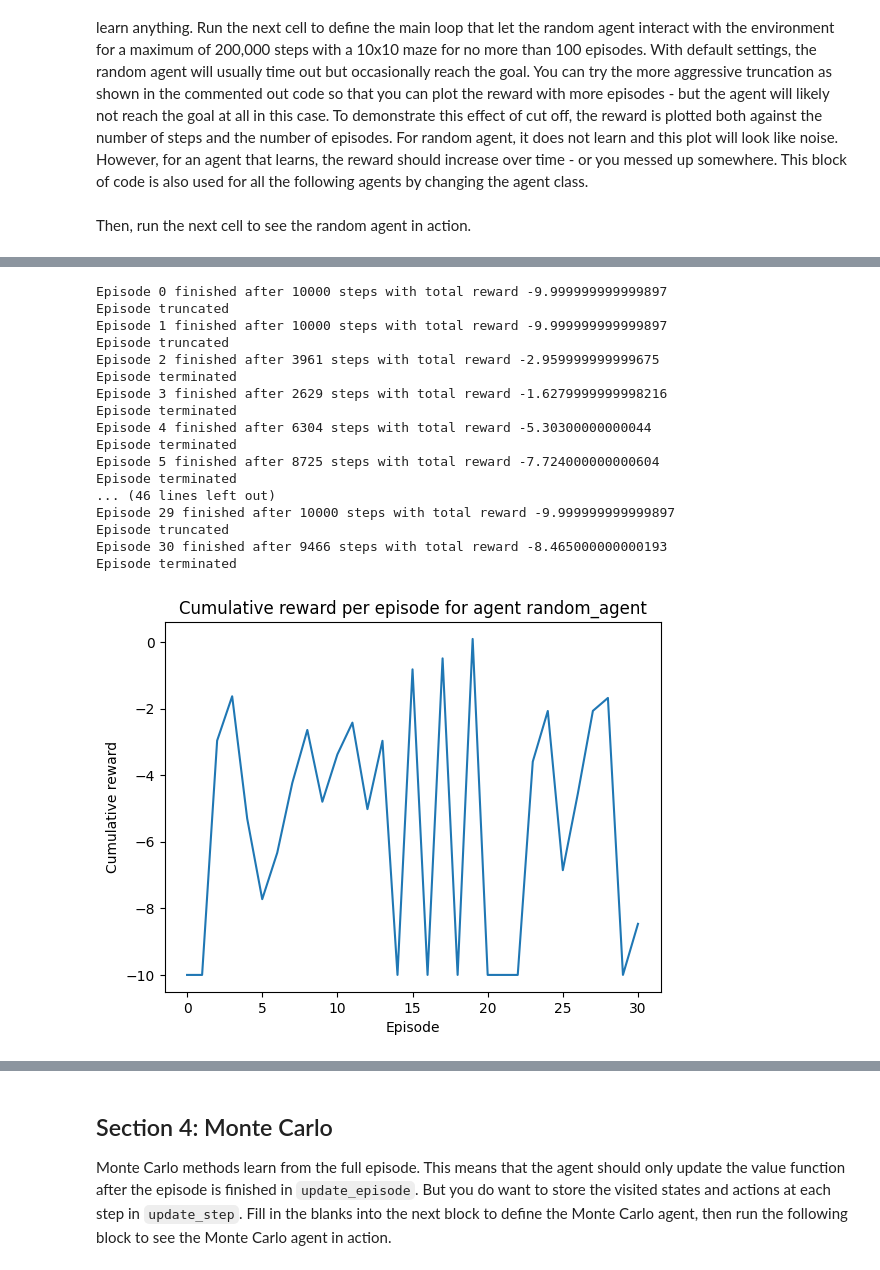
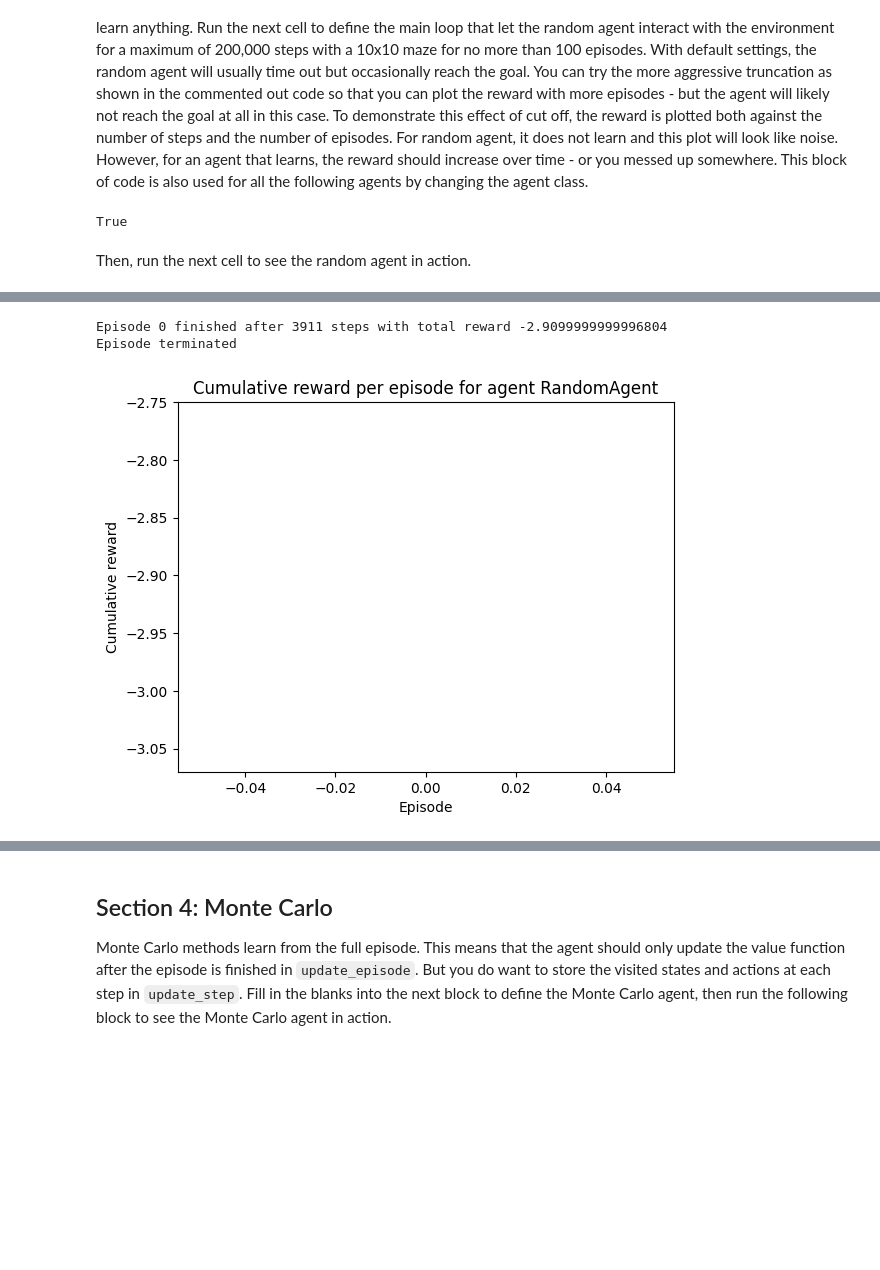
Before and after one commit to yusenz/RL_course, a Jupyter notebook: notebooks/Lab_module_1.ipynb, the cells around one changed output, grey strips where cells are left out. Drawn from its saved outputs; the diff is of its cells as text; code cells hidden in the pictures; blank space fills up the shorter version.

```diff
--- a/notebooks/Lab_module_1.ipynb
+++ b/notebooks/Lab_module_1.ipynb
@@ -149,6 +150,8 @@ import gym_maze
 import numpy as np
 import sys
 from matplotlib import pyplot as plt
+import IPython.display as display
+import cv2
 
 
 def main_loop(agent, args):
@@ -159,12 +162,13 @@ def main_loop(agent, args):
     RENDER_MAZE = args['RENDER_MAZE']
     RENDER_EVERY = args['RENDER_EVERY']  # render every RENDER_EVERY episode because rendering can be slow
     verbose = args['verbose']
+    display_handle = args['display_handle']
 
     ## environment
     env = args['env']
     obv = env.reset()
-    if RENDER_MAZE:
-        env.render()
+    # if RENDER_MAZE:
+    #     env.render()
 
     ## additional parameter initialization
     total_steps = 0
@@ -181,9 +185,16 @@ def main_loop(agent, args):
             action = agent.select_action(old_obv)
             new_obv, reward, terminated, truncated, info = env.step(action)
             if RENDER_MAZE and episode % RENDER_EVERY == 0:
-                env.render()
-            if env.is_game_over():
-                sys.exit()
+                frame = env.render(mode="rgb_array")
+                # ipython display DOES NOT support rgb_array which should literally be bitmap
+                # turns out they dont support bitmap either
+                # bgr_frame = cv2.cvtColor(frame, cv2.COLOR_RGB2BGR)
+                bgr_frame = frame[:, :, ::-1]
+                _, frame_png = cv2.imencode('.png', bgr_frame)
+                frame_bytes = frame_png.tobytes()
+                display_handle.update(display.Image(data=frame_bytes))
+
+
             agent.update_step(old_obv, action, reward, new_obv)
             if terminated or truncated:
                 print(f'Episode {episode} finished after {int(agent.num_steps)} steps with total reward {agent.cumulative_reward}')
@@ -209,6 +220,10 @@ def main_loop(agent, args):
     plt.xlabel('Number of steps')
     plt.ylabel('Cumulative reward')
     plt.show()
+# %%
+print(cv2.useOptimized())
+# %% [output]
+True
 # %% [markdown]
 Then, run the next cell to see the random agent in action.
 # %%
@@ -218,11 +233,12 @@ env = gym.make('maze-sample-10x10-v0')
 # env = gym.make("maze-sample-10x10-v0", max_episode_steps=2000)
 args = {
     'env': env,
-    'NUM_EPISODES': 100,
+    'NUM_EPISODES': 1,
     'MAX_STEPS_TOTAL': 200000,
     'RENDER_MAZE': True,
     'RENDER_EVERY': 5,
-    'verbose': 1
+    'verbose': 1,
+    'display_handle': display.display(None, display_id=True)
 }
 agent = RandomAgent(env)
 main_loop(agent, args)
@@ -239,18 +255,3 @@ libEGL warning: MESA-LOADER: failed to open swrast: /usr/lib/dri/swrast_dri.so:
-Episode 0 finished after 10000 steps with total reward -9.999999999999897
-Episode truncated
-Episode 1 finished after 10000 steps with total reward -9.999999999999897
-Episode truncated
-Episode 2 finished after 3961 steps with total reward -2.959999999999675
+Episode 0 finished after 3911 steps with total reward -2.9099999999996804
 Episode terminated
-Episode 3 finished after 2629 steps with total reward -1.6279999999998216
-Episode terminated
-Episode 4 finished after 6304 steps with total reward -5.30300000000044
-Episode terminated
-Episode 5 finished after 8725 steps with total reward -7.724000000000604
-Episode terminated
-... (46 lines left out)
-Episode 29 finished after 10000 steps with total reward -9.999999999999897
-Episode truncated
-Episode 30 finished after 9466 steps with total reward -8.465000000000193
-Episode terminated
-[figure, old version]
+[figure, new version]
```
Also changed, not shown: parts of 2 cells of this notebook, 1 other file.
